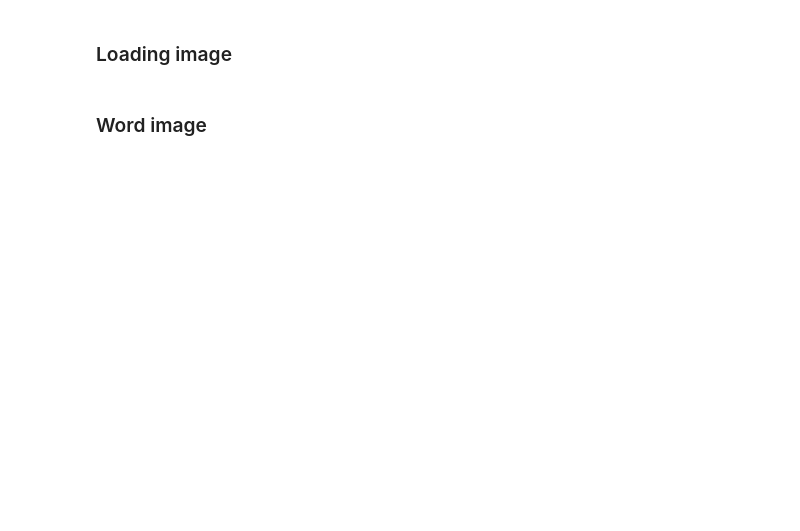
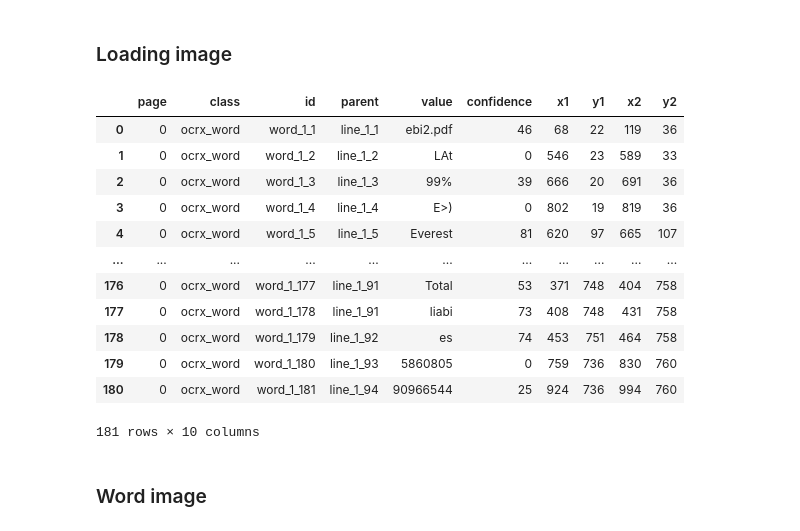
Before and after one commit to xavctn/img2table, a Jupyter notebook: examples/Borderless tables.ipynb, the cells around one changed output. Drawn from its saved outputs; the diff is of its cells as text; code cells hidden in the pictures; blank space fills up the shorter version.

Commit message:
Update code for Borderless tables

```diff
--- a/examples/Borderless tables.ipynb
+++ b/examples/Borderless tables.ipynb
@@ -24,6 +24,26 @@ ocr = TesseractOCR()
 ocr_df = ocr.of(img)
 
 img = prepare_image(list(img.images)[0])
+# %%
+import polars as pl
+
+test = (ocr_df.df.collect().filter(pl.col('value').is_not_null()).to_pandas())
+
+test
+# %% [output]
+|  | page | class | id | parent | value | confidence | x1 | y1 | x2 | y2 |
+| 0 | 0 | ocrx_word | word_1_1 | line_1_1 | ebi2.pdf | 46 | 68 | 22 | 119 | 36 |
+| 1 | 0 | ocrx_word | word_1_2 | line_1_2 | LAt | 0 | 546 | 23 | 589 | 33 |
+| 2 | 0 | ocrx_word | word_1_3 | line_1_3 | 99% | 39 | 666 | 20 | 691 | 36 |
+| 3 | 0 | ocrx_word | word_1_4 | line_1_4 | E>) | 0 | 802 | 19 | 819 | 36 |
+| 4 | 0 | ocrx_word | word_1_5 | line_1_5 | Everest | 81 | 620 | 97 | 665 | 107 |
+| ... | ... | ... | ... | ... | ... | ... | ... | ... | ... | ... |
+| 176 | 0 | ocrx_word | word_1_177 | line_1_91 | Total | 53 | 371 | 748 | 404 | 758 |
+| 177 | 0 | ocrx_word | word_1_178 | line_1_91 | liabi | 73 | 408 | 748 | 431 | 758 |
+| 178 | 0 | ocrx_word | word_1_179 | line_1_92 | es | 74 | 453 | 751 | 464 | 758 |
+| 179 | 0 | ocrx_word | word_1_180 | line_1_93 | 5860805 | 0 | 759 | 736 | 830 | 760 |
+| 180 | 0 | ocrx_word | word_1_181 | line_1_94 | 90966544 | 25 | 924 | 736 | 994 | 760 |
+181 rows × 10 columns
 # %% [markdown]
 ### Word image
 # %%
```
Also changed, not shown: parts of 6 cells of this notebook, 2 other files.
